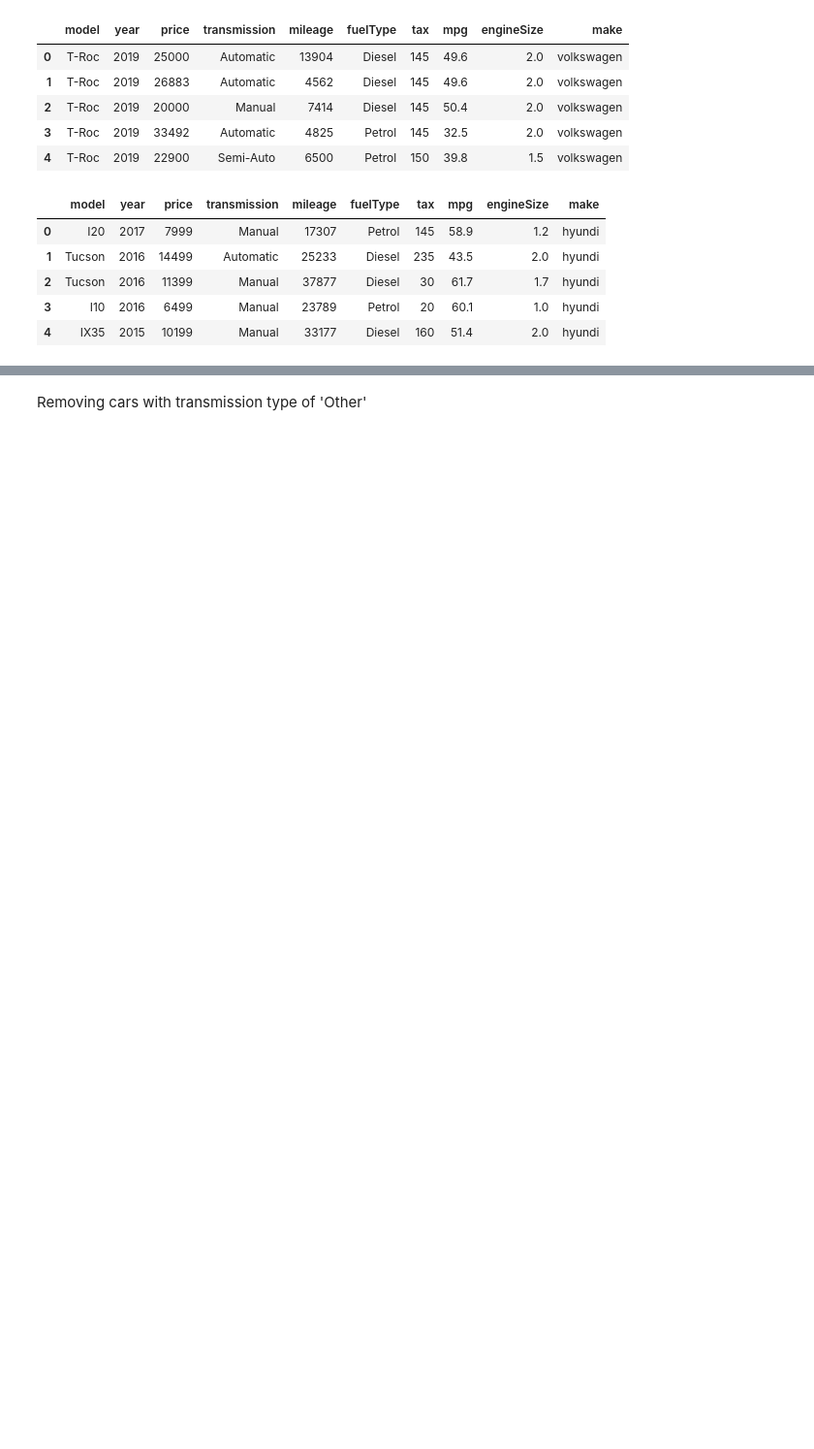
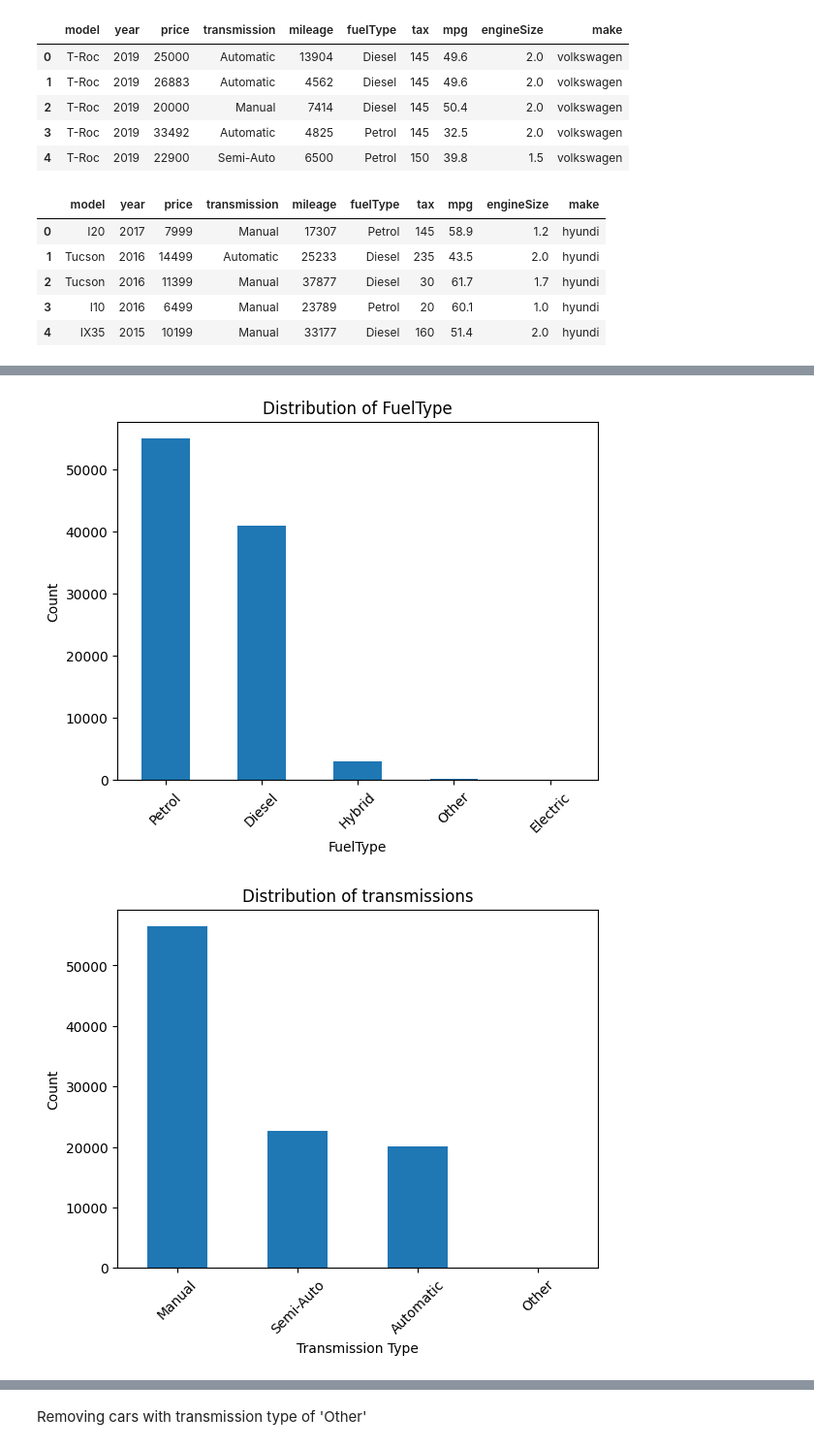
Before and after one commit to ScottGrant528/honours, a Jupyter notebook: HonoursProject.ipynb, the cells around one changed output, grey strips where cells are left out. Shown at 97% size. Saved outputs shown, nothing was run; the diff lists cells and outputs as text; code cells hidden in the pictures; blank space fills up the shorter version.

```diff
--- a/HonoursProject.ipynb
+++ b/HonoursProject.ipynb
@@ -236,12 +209,0 @@ print(count)
-# %%
-#DataFrame for electric cars
-electric = pd.DataFrame()
-
-# Extract rows where engineSize is 0
-electric_df = UsedCarDataset[UsedCarDataset['engineSize'] == 0]
-
-# Add the extracted rows to the 'electric' DataFrame
-electric = pd.concat([electric, electric_df], ignore_index=True)
-
-# Remove the extracted rows from the original DataFrame
-UsedCarDataset.drop(electric_df.index, inplace=True)
@@ -288,0 +236,25 @@ Name: engineSize, dtype: int64
+# %%
+#Fuel Type
+# Count the occurrences of each fuel type
+fuel_type_counts = UsedCarDataset['fuelType'].value_counts()
+# Plot the bar graph
+fuel_type_counts.plot(kind='bar')
+plt.title('Distribution of FuelType')
+plt.xlabel('FuelType')
+plt.ylabel('Count')
+plt.xticks(rotation=45)  # Rotate x-axis labels for better readability
+plt.show()
+
+#Transmission Type
+# Count the occurrences of each transmission type
+trans_type_counts = UsedCarDataset['transmission'].value_counts()
+# Plot the bar graph
+trans_type_counts.plot(kind='bar')
+plt.title('Distribution of transmissions')
+plt.xlabel('Transmission Type')
+plt.ylabel('Count')
+plt.xticks(rotation=45)
+plt.show()
+# %% [output]
+[figure, added]
+[figure, added]
```
Also changed, not shown: parts of 27 cells of this notebook, 1 other file.
